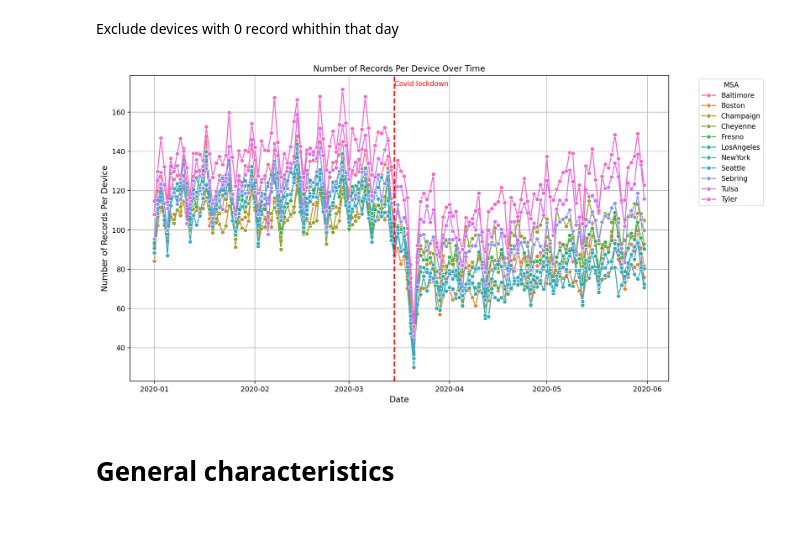
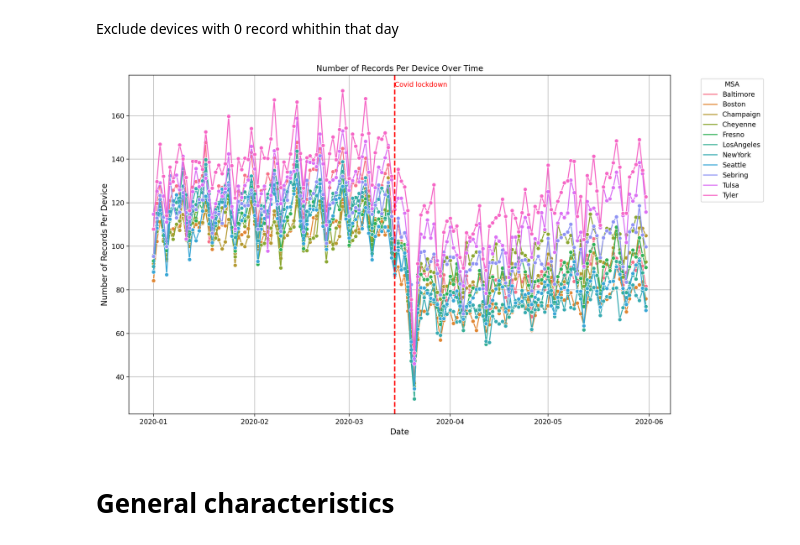
Before and after one commit to bigdata4mobility/reviewpaper, a Jupyter notebook: xinhua/02-plot.ipynb, the cells around one changed output. Cells and saved outputs as stored; diff of their text form; code cells hidden in the pictures.

```diff
--- a/xinhua/02-plot.ipynb
+++ b/xinhua/02-plot.ipynb
@@ -73,7 +75,7 @@ user_msa_map = daily_metrics_df[['user_id', 'MSA']].drop_duplicates().set_index(
 # Create a DataFrame with all date and user_id combinations
 all_dates = pd.DataFrame(date_range, columns=['date'])
 all_users = pd.DataFrame(user_msa_map.index.unique(), columns=['user_id'])
-user_dates = pd.merge(all_dates.assign(key=1), all_users.assign(key=1), on='key').drop('key', 1)
+user_dates = pd.merge(all_dates.assign(key=1), all_users.assign(key=1), on='key').drop('key', axis=1)
 # Add MSA to each user-date combination
 complete_data = user_dates.join(user_msa_map, on='user_id')
 # Merge with the original records and fill missing data
@@ -104,22 +108,24 @@ Exclude devices with 0 record whithin that day
 # %%
 num_of_records_per_device_df_complete = daily_metrics_df_complete.groupby(['MSA','date']).num_of_records.mean().reset_index()
 num_of_records_per_device_df_complete.columns = ['MSA','date','num_of_records_per_device']
 
 
 plt.figure(figsize=(14, 8),dpi=200)
 sns.lineplot(data=num_of_records_per_device_df_complete, x='date', y='num_of_records_per_device', hue='MSA', marker='o')
 plt.title('Number of Records Per Device Over Time')
 plt.xlabel('Date', fontsize=12)
 plt.ylabel('Number of Records Per Device', fontsize=12)
 plt.xticks(fontsize=10)
 plt.yticks(fontsize=10)
 plt.legend(title='MSA', bbox_to_anchor=(1.05, 1), loc='upper left')
 plt.axvline(pd.Timestamp('2020-03-15'), color='red', linestyle='--', lw=2)
 plt.text(pd.Timestamp('2020-03-15'), num_of_records_per_device_df_complete['num_of_records_per_device'].max()*1.01, 'Covid lockdown', color='red', fontsize=10)
 
 plt.grid(True)
+plt.tight_layout()
+plt.savefig('Figures/Number_of_Records_Per_Device_Over_Time_complete.png')
 # %% [output]
-[figure, old version]
+[figure, new version]
 # %% [markdown]
 # General characteristics
 # %% [markdown]
```
Also changed, not shown: parts of 9 cells of this notebook, 11 other files.
